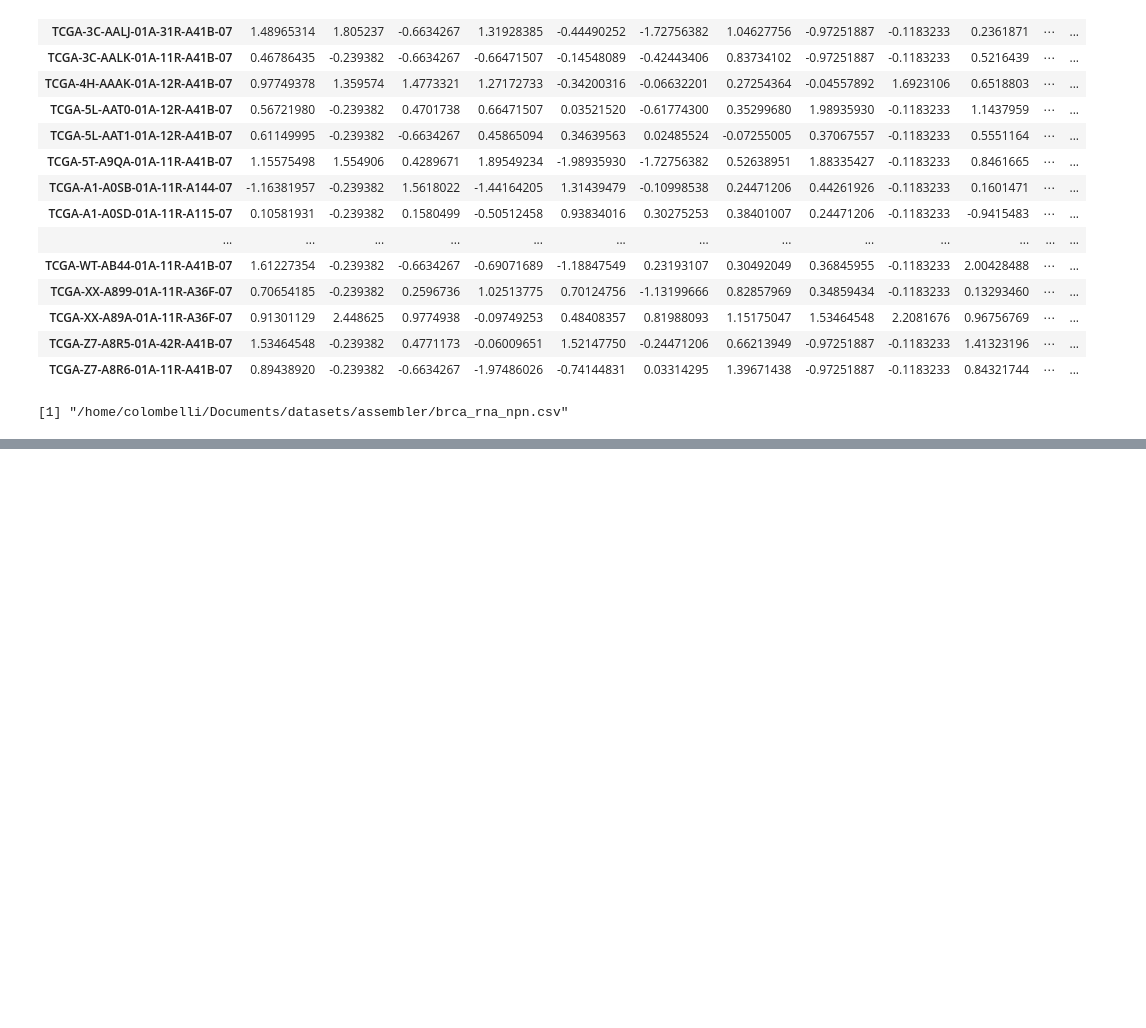
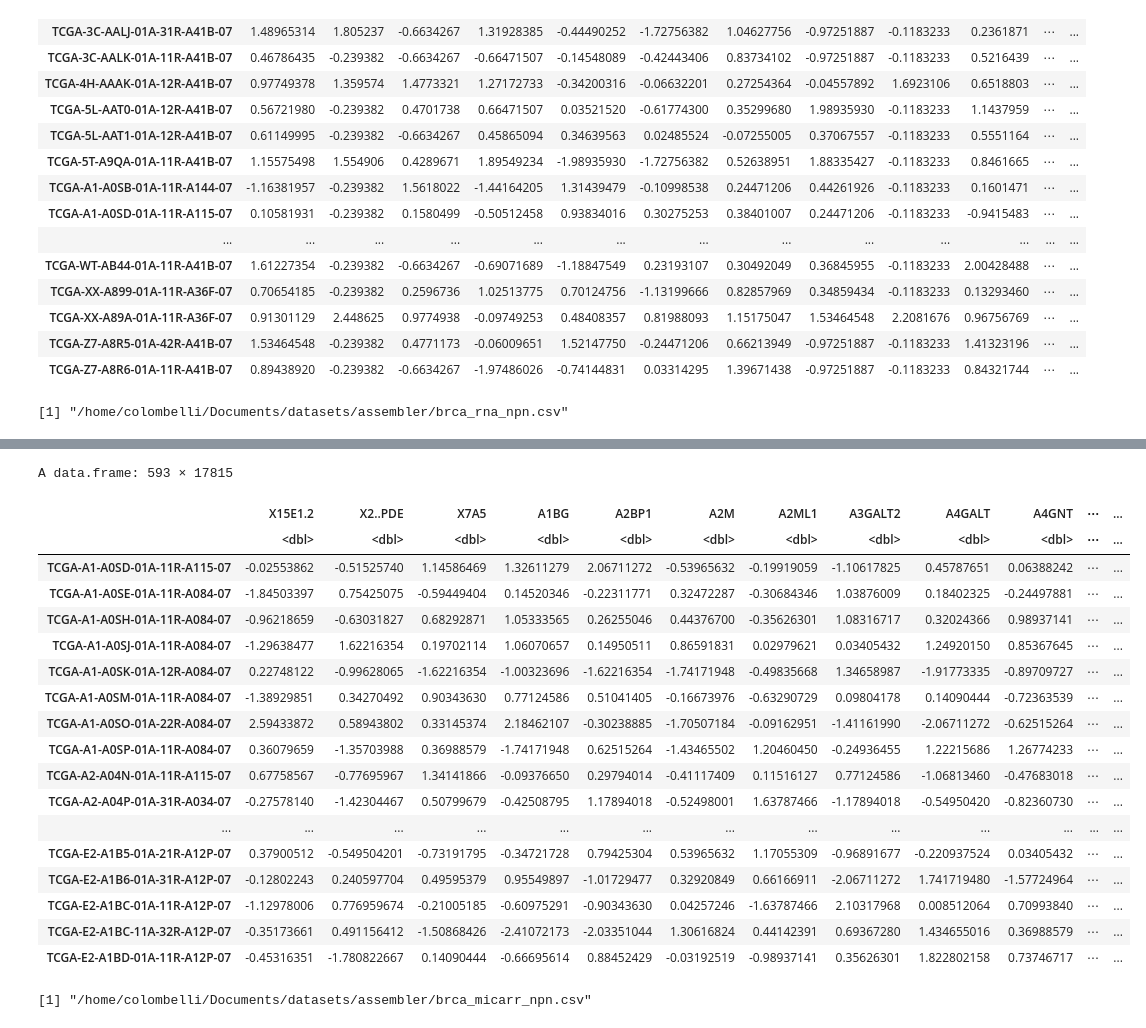
Before and after one commit to colombelli/bioinformatics-ml, a Jupyter notebook: Data Processing/npn processing.ipynb, the cells around one changed output, grey strips where cells are left out. Cells and saved outputs as stored; diff of their text form; code cells hidden in the pictures; blank space fills up the shorter version.

```diff
--- a/Data Processing/npn processing.ipynb
+++ b/Data Processing/npn processing.ipynb
@@ -87,0 +115,3 @@ write.csv(npn.df, file = savedir, row.names = TRUE)
+# %%
+npn.df <- huge.npn(df, npn.func = "shrinkage", npn.thresh = NULL, verbose = TRUE)
+npn.df
@@ -87,0 +138,30 @@ write.csv(npn.df, file = savedir, row.names = TRUE)
+# %%
+npn.df <- as.data.frame(npn.df)
+npn.df$class <- cls.cols
+npn.df
+# %% [output]
+A data.frame: 593 × 17815
+|  | X15E1.2 | X2..PDE | X7A5 | A1BG | A2BP1 | A2M | A2ML1 | A3GALT2 | A4GALT | A4GNT | ⋯ | ... |
+|  | <dbl> | <dbl> | <dbl> | <dbl> | <dbl> | <dbl> | <dbl> | <dbl> | <dbl> | <dbl> | ⋯ | ... |
+| TCGA-A1-A0SD-01A-11R-A115-07 | -0.02553862 | -0.51525740 | 1.14586469 | 1.32611279 | 2.06711272 | -0.53965632 | -0.19919059 | -1.10617825 | 0.45787651 | 0.06388242 | ⋯ | ... |
+| TCGA-A1-A0SE-01A-11R-A084-07 | -1.84503397 | 0.75425075 | -0.59449404 | 0.14520346 | -0.22311771 | 0.32472287 | -0.30684346 | 1.03876009 | 0.18402325 | -0.24497881 | ⋯ | ... |
+| TCGA-A1-A0SH-01A-11R-A084-07 | -0.96218659 | -0.63031827 | 0.68292871 | 1.05333565 | 0.26255046 | 0.44376700 | -0.35626301 | 1.08316717 | 0.32024366 | 0.98937141 | ⋯ | ... |
+| TCGA-A1-A0SJ-01A-11R-A084-07 | -1.29638477 | 1.62216354 | 0.19702114 | 1.06070657 | 0.14950511 | 0.86591831 | 0.02979621 | 0.03405432 | 1.24920150 | 0.85367645 | ⋯ | ... |
+| TCGA-A1-A0SK-01A-12R-A084-07 | 0.22748122 | -0.99628065 | -1.62216354 | -1.00323696 | -1.62216354 | -1.74171948 | -0.49835668 | 1.34658987 | -1.91773335 | -0.89709727 | ⋯ | ... |
+| TCGA-A1-A0SM-01A-11R-A084-07 | -1.38929851 | 0.34270492 | 0.90343630 | 0.77124586 | 0.51041405 | -0.16673976 | -0.63290729 | 0.09804178 | 0.14090444 | -0.72363539 | ⋯ | ... |
+| TCGA-A1-A0SO-01A-22R-A084-07 | 2.59433872 | 0.58943802 | 0.33145374 | 2.18462107 | -0.30238885 | -1.70507184 | -0.09162951 | -1.41161990 | -2.06711272 | -0.62515264 | ⋯ | ... |
+| TCGA-A1-A0SP-01A-11R-A084-07 | 0.36079659 | -1.35703988 | 0.36988579 | -1.74171948 | 0.62515264 | -1.43465502 | 1.20460450 | -0.24936455 | 1.22215686 | 1.26774233 | ⋯ | ... |
+| TCGA-A2-A04N-01A-11R-A115-07 | 0.67758567 | -0.77695967 | 1.34141866 | -0.09376650 | 0.29794014 | -0.41117409 | 0.11516127 | 0.77124586 | -1.06813460 | -0.47683018 | ⋯ | ... |
+| TCGA-A2-A04P-01A-31R-A034-07 | -0.27578140 | -1.42304467 | 0.50799679 | -0.42508795 | 1.17894018 | -0.52498001 | 1.63787466 | -1.17894018 | -0.54950420 | -0.82360730 | ⋯ | ... |
+| ... | ... | ... | ... | ... | ... | ... | ... | ... | ... | ... | ... | ... |
+| TCGA-E2-A1B5-01A-21R-A12P-07 | 0.37900512 | -0.549504201 | -0.73191795 | -0.34721728 | 0.79425304 | 0.53965632 | 1.17055309 | -0.96891677 | -0.220937524 | 0.03405432 | ⋯ | ... |
+| TCGA-E2-A1B6-01A-31R-A12P-07 | -0.12802243 | 0.240597704 | 0.49595379 | 0.95549897 | -1.01729477 | 0.32920849 | 0.66166911 | -2.06711272 | 1.741719480 | -1.57724964 | ⋯ | ... |
+| TCGA-E2-A1BC-01A-11R-A12P-07 | -1.12978006 | 0.776959674 | -0.21005185 | -0.60975291 | -0.90343630 | 0.04257246 | -1.63787466 | 2.10317968 | 0.008512064 | 0.70993840 | ⋯ | ... |
+| TCGA-E2-A1BC-11A-32R-A12P-07 | -0.35173661 | 0.491156412 | -1.50868426 | -2.41072173 | -2.03351044 | 1.30616824 | 0.44142391 | 0.69367280 | 1.434655016 | 0.36988579 | ⋯ | ... |
+| TCGA-E2-A1BD-01A-11R-A12P-07 | -0.45316351 | -1.780822667 | 0.14090444 | -0.66695614 | 0.88452429 | -0.03192519 | -0.98937141 | 0.35626301 | 1.822802158 | 0.73746717 | ⋯ | ... |
+# %%
+save.file <- "brca_micarr_npn.csv"
+savedir <- paste(basedir, save.file, sep="")
+savedir
+# %% [output]
+[1] "/home/colombelli/Documents/datasets/assembler/brca_micarr_npn.csv"
```
Also changed, not shown: parts of 4 cells of this notebook.
